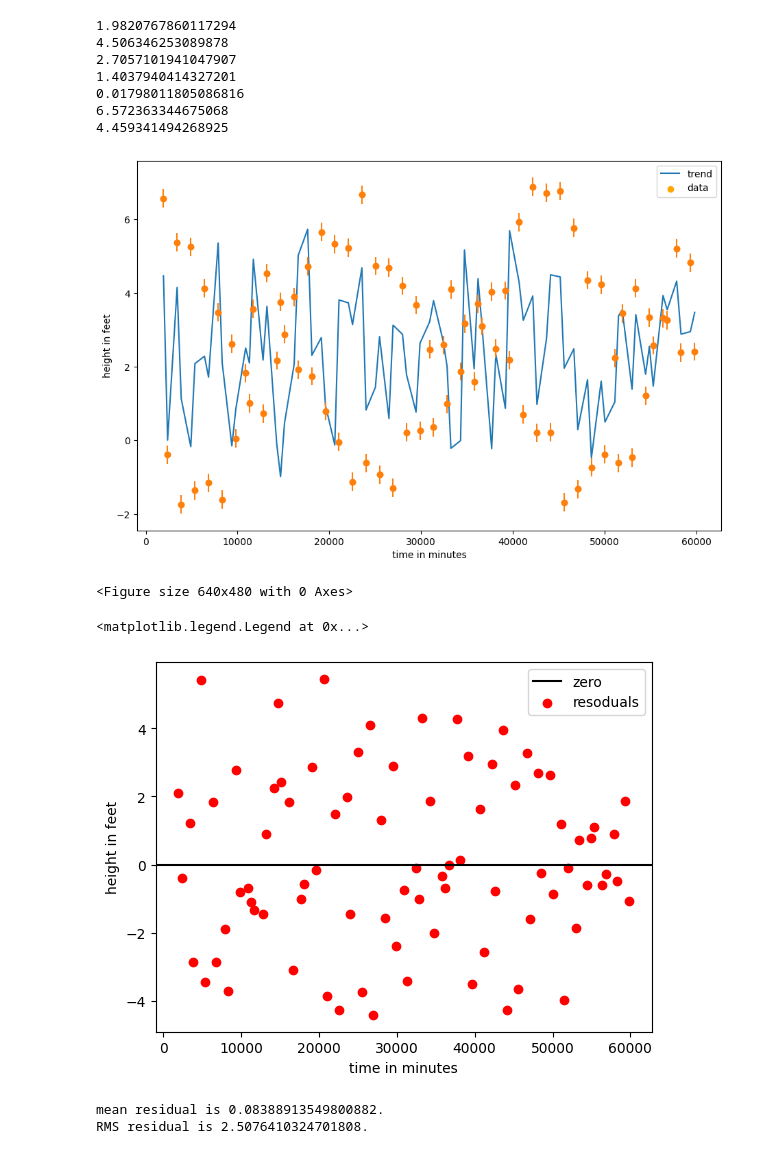
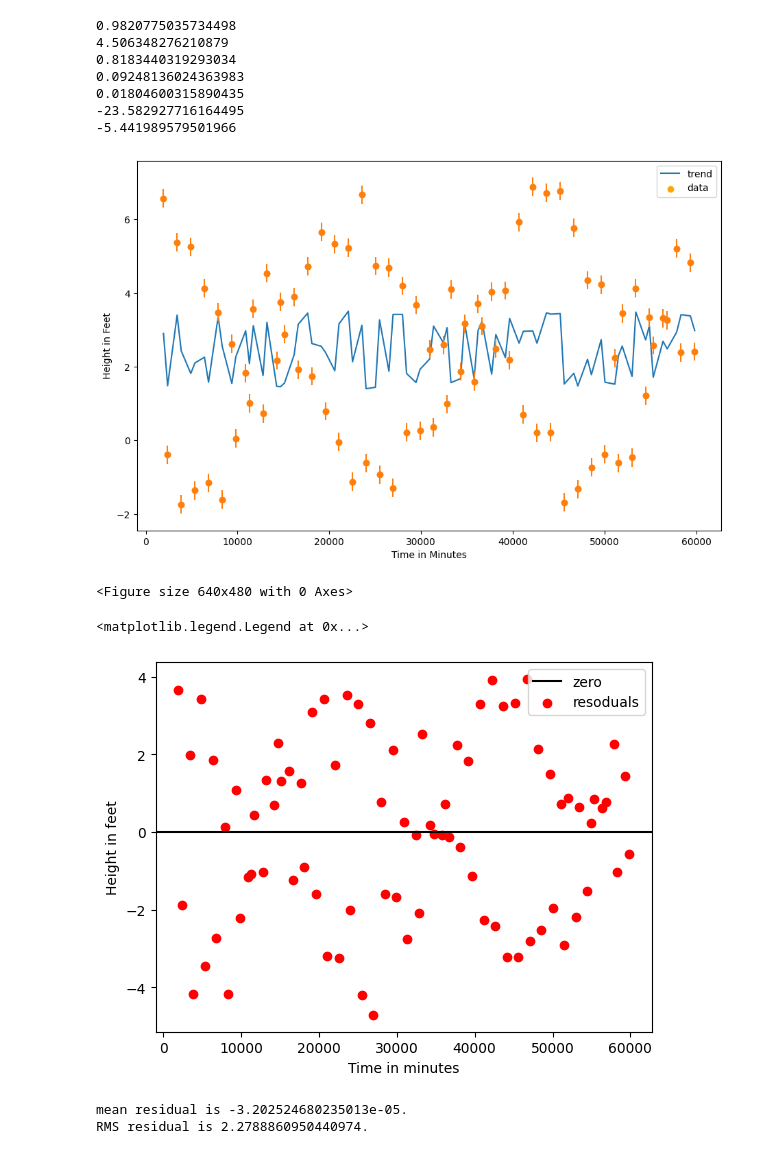
Before and after one commit to C0m91ex/ASTR19-Group-Project, a Jupyter notebook: Group1.ipynb, the cells around one changed output. Saved outputs shown, nothing was run; the diff lists cells and outputs as text; code cells hidden in the pictures.

```diff
--- a/Group1.ipynb
+++ b/Group1.ipynb
@@ -277,8 +39,8 @@ array([[[ 1.9270e+03,  6.5700e+00],
 
 
 def f_line(x,a, b, c, d, e, f, g):
-    return 2 * (np.sin(x * b)-2.7057101941047907) - d * (np.cos(x * e)-6.572363344675068) - 1.4593414942689247
-    #return  2.189333440988523 * (np.sin(x * 0.5063894176993958)-2.7057101941047907) - 0.8605692049055762 * (np.cos(x * 0.01803663692194345)-6.572363344675068) + 2.4593414942689247
+    return a * (np.sin(x * b)-c) - d * (np.cos(x * e)-f) - g
+
 
 init = [1.9820767860117294, 4.5063894176993958, 2.7057101941047907, 0.8605692049055762, 0.01803663692194345, 6.572363344675068, 4.4593414942689247]
 sigma = np.full(len(y_data), 0.25)
@@ -298,7 +60,7 @@ gf= popt[6]
 
 popt = af, bf, cf, df, ef, ff, gf
 
-y_fit = f_line(x_data, *popt ) #af, bf, cf, df, ef, ff, gf
+y_fit = f_line(x_data, *popt )
 
 bt = [0, 10000, 20000, 30000, 40000, 50000, 60000]
 
@@ -313,46 +75,45 @@ print(gf)
 
 plt.figure(figsize=(11,7))
 plt.plot(x_data, y_fit, label = "trend")
-#plt.plot(x_data, 2.189333440988523 * (np.sin(x_data * 0.5063894176993958)-2.7057101941047907) - 0.8605692049055762 * (np.cos(x_data * 0.01803663692194345)-6.572363344675068) + 2.4593414942689247, color='green')
 y_err=0.25
-#fig, ax =plt.subplots()
 plt.scatter(x_data,y_data, label='data', color='orange')
-plt.xlabel('time in minutes')
-plt.ylabel('height in feet')
+plt.xlabel('Time in Minutes')
+plt.ylabel('Height in Feet')
 plt.xticks(bt)
 plt.errorbar(x_data,y_data, yerr = y_err, fmt='o')
 plt.legend()
 plt.show()
 plt.savefig("fit.pdf", bbox_inches="tight", dpi= 600)
 # %% [output]
-1.9820767860117294
-4.506346253089878
-2.7057101941047907
-1.4037940414327201
-0.01798011805086816
-6.572363344675068
-4.459341494268925
+0.9820775035734498
+4.506348276210879
+0.8183440319293034
+0.09248136024363983
+0.01804600315890435
+-23.582927716164495
+-5.441989579501966
-[figure, old version]
+[figure, new version]
 <Figure size 640x480 with 0 Axes>
 # %%
 residuals = y_data - y_fit
 
+
 plt.axhline(y=0, linestyle='-', label='zero', color='black')
 plt.scatter(x_data, residuals, label='resoduals', color='red')
-plt.xlabel("time in minutes")
-plt.ylabel("height in feet")
+plt.xlabel("Time in minutes")
+plt.ylabel("Height in feet")
 plt.legend()
 # %% [output]
 <matplotlib.legend.Legend at 0x...>
-[figure, old version]
+[figure, new version]
 # %%
 residual_mean = np.mean(residuals)
 residual_std = np.std(residuals)
 print(f'mean residual is {residual_mean}.')
 print(f'RMS residual is {residual_std}.')
 # %% [output]
-mean residual is 0.08388913549800882.
-RMS residual is 2.5076410324701808.
+mean residual is -3.202524680235013e-05.
+RMS residual is 2.2788860950440974.
 # %%
 def gaussian(x, mu, s):
     return 1./(2.*np.pi*s**2)**0.5 * np.exp(-0.5*((x-mu)/s)**2)
```
Also changed, not shown: parts of 13 cells of this notebook.
